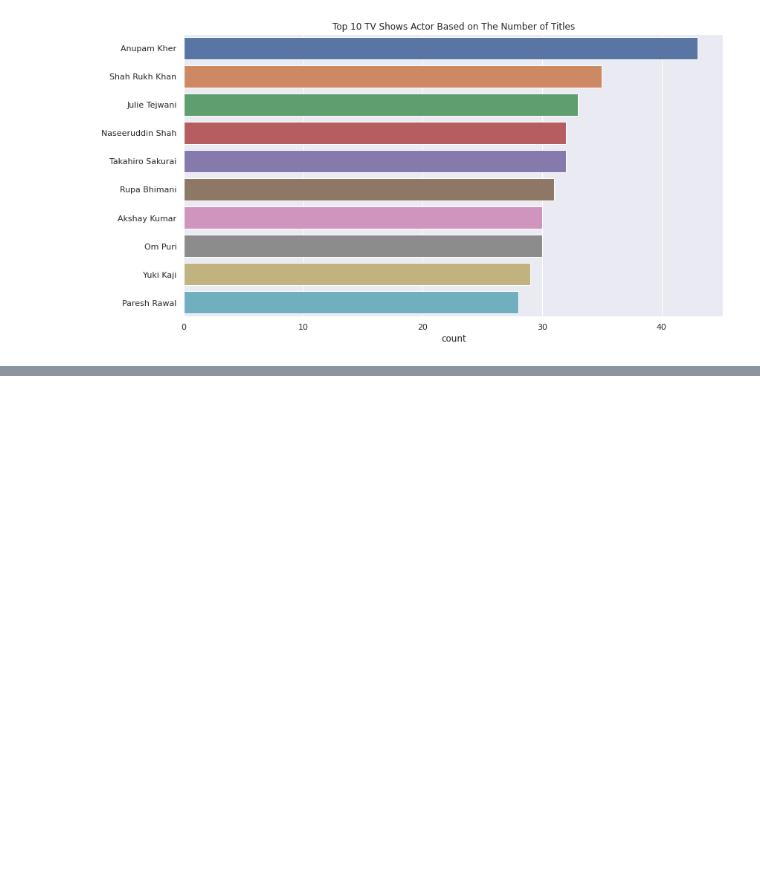
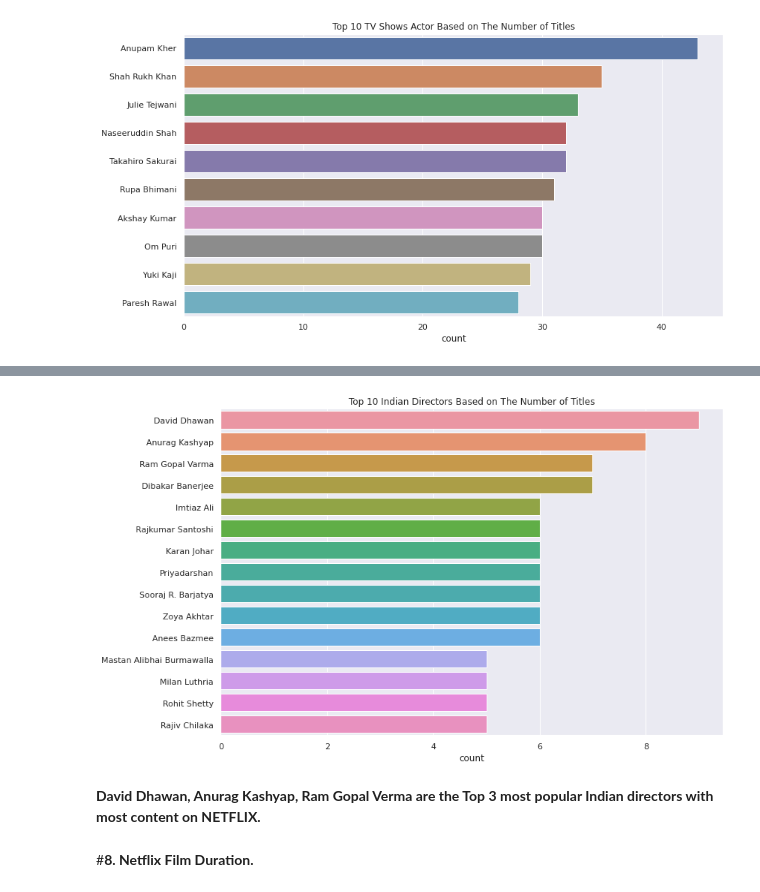
Before and after one commit to Kousikdutta1/Netflix-Shows-and-Movies-Dataset-Analysis, a Jupyter notebook: Netflix_Data_Analysis.ipynb, the cells around one changed output, grey strips where cells are left out. Saved outputs shown, nothing was run; the diff lists cells and outputs as text; code cells hidden in the pictures; blank space fills up the shorter version.

```diff
--- a/Netflix_Data_Analysis.ipynb
+++ b/Netflix_Data_Analysis.ipynb
@@ -793,0 +831,4 @@ plt.show()
+# %%
+top_indian_directors = netflix_df[netflix_df['country'] == 'India']
+# %%
+top_indian_directors_ = top_indian_directors[top_indian_directors['director'] != 'Unavailable'].set_index('title').director.str.split(', ', expand=True).stack().reset_index(level=1, drop=True)
@@ -793,0 +851,14 @@ plt.show()
+# %%
+# Let's plot a countplot to visualize the top Directors of India on NETFLIX.
+
+
+plt.figure(figsize = (12,8))
+sns.countplot(y = top_indian_directors_, order = top_indian_directors_.value_counts().index[0:15])
+plt.title('Top 10 Indian Directors Based on The Number of Titles')
+plt.show();
+# %% [output]
+[figure, added]
+# %% [markdown]
+**David Dhawan, Anurag Kashyap, Ram Gopal Verma are the Top 3 most popular Indian directors with most content on NETFLIX.**
+# %% [markdown]
+#**8. Netflix Film Duration.**
```
Also changed, not shown: parts of 18 cells of this notebook.
